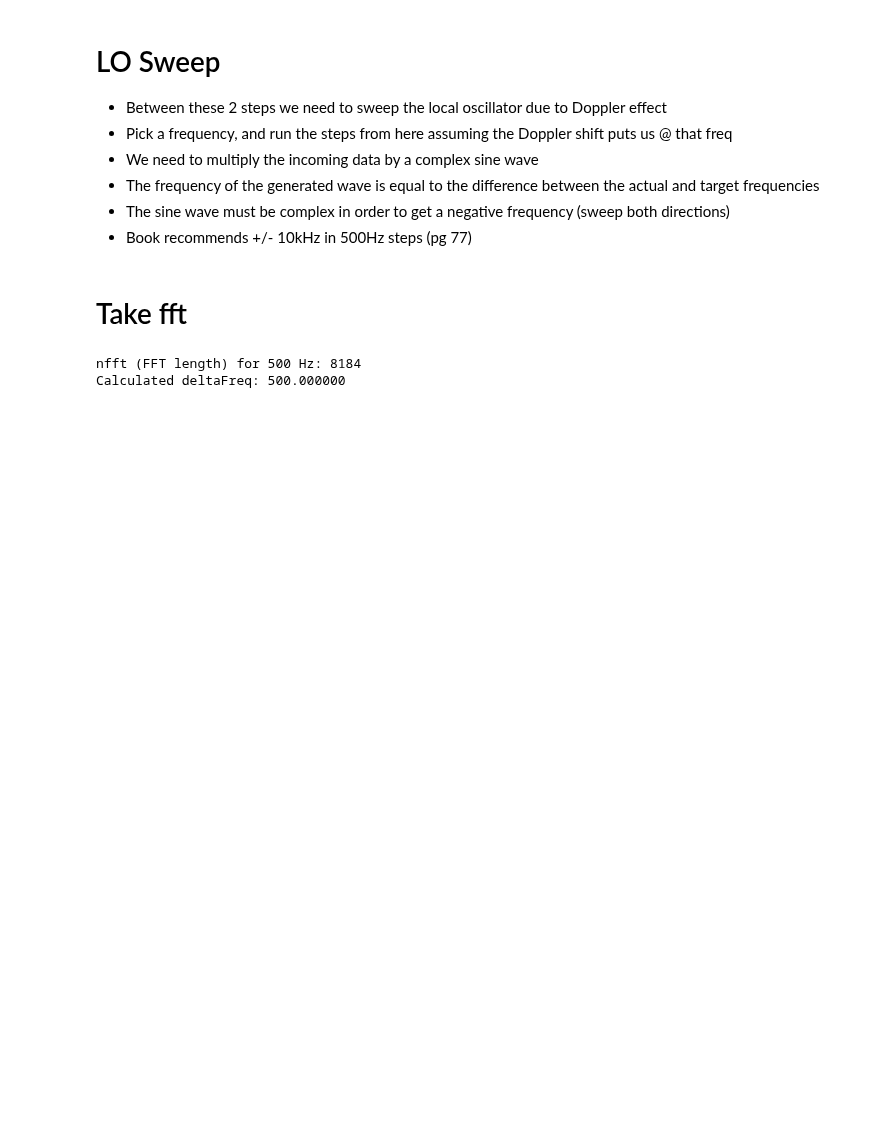
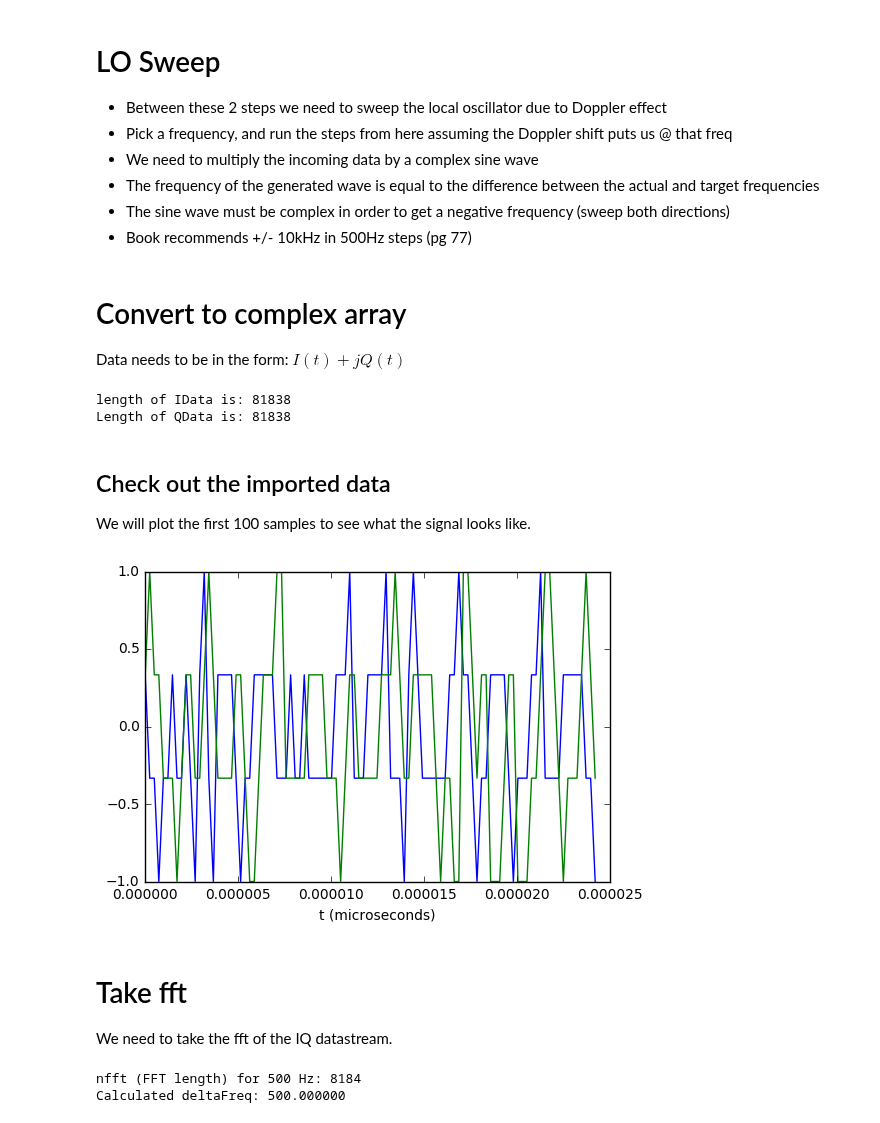
Before and after one commit to psas/gps, a Jupyter notebook: notebooks/Acquisition.ipynb, the cells around one changed output. Cells and saved outputs as stored; diff of their text form; code cells hidden in the pictures; blank space fills up the shorter version.

```diff
--- a/notebooks/Acquisition.ipynb
+++ b/notebooks/Acquisition.ipynb
@@ -135,5 +124,3 @@ Length of QData is: 81838
 - The frequency of the generated wave is equal to the difference between the actual and target frequencies
 - The sine wave must be complex in order to get a negative frequency (sweep both directions)
 - Book recommends +/- 10kHz in 500Hz steps (pg 77)
-# %% [markdown]
-# Take fft
@@ -140,3 +141,44 @@ Length of QData is: 81838
+# %% [markdown]
+# Convert to complex array
+
+Data needs to be in the form: $I(t) + jQ(t)$
+# %%
+print("length of IData is: %d" % (len(IData)))
+print("Length of QData is: %d" % (len(QData)))
+
+CData = np.zeros(len(IData), dtype=np.complex)
+
+for d in range(len(IData)):
+    CData[d] = IData[d]  + QData[d] * 1j  # Complex data
+	#CData[d] = IData[d] * Icarrier[d] + QData[d] * 1j * Qcarrier[d] # Complex data w/LO (maybe)
+
+#print(CData)
+# %% [output]
+length of IData is: 81838
+Length of QData is: 81838
+# %% [markdown]
+## Check out the imported data
+
+We will plot the first 100 samples to see what the signal looks like.
+# %%
+scale = 1/4.092e6
+x = np.linspace(0,99,100)
+x = x * scale
+
+plt.plot(x, np.real(CData[0:100]))
+plt.plot(x, np.imag(CData[0:100]))
+
+#plt.plot(np.real(CData))
+#plt.plot(np.imag(CData))
+
+plt.xlabel("t (microseconds)")
+plt.show()
+# %% [output]
+[figure, added]
+# %% [markdown]
+# Take fft
+
+We need to take the fft of the IQ datastream.
 # %%
 # Need deltaFreq to be 500 Hz
 deltaFreq = 500 # Hz
```
Also changed, not shown: parts of 18 cells of this notebook.
